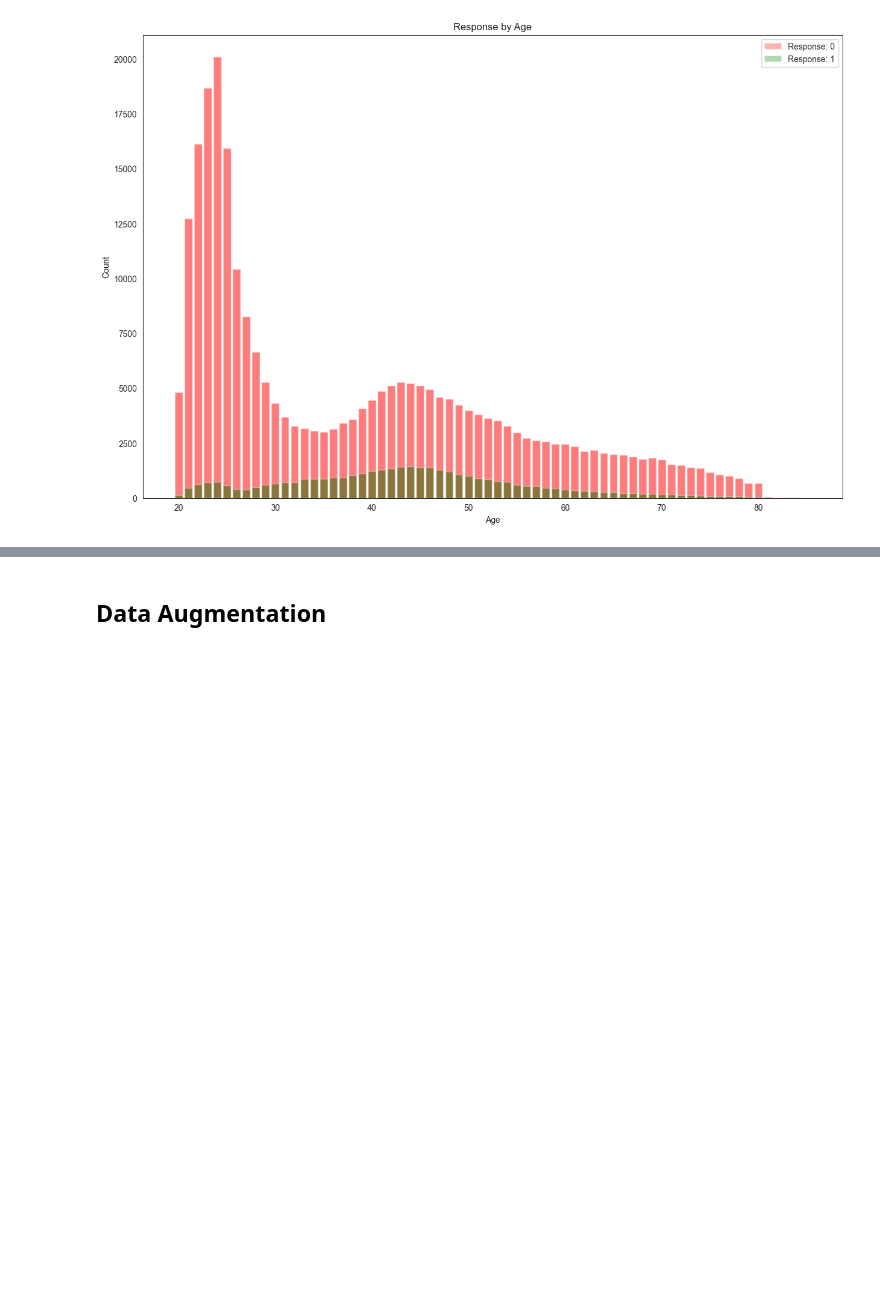
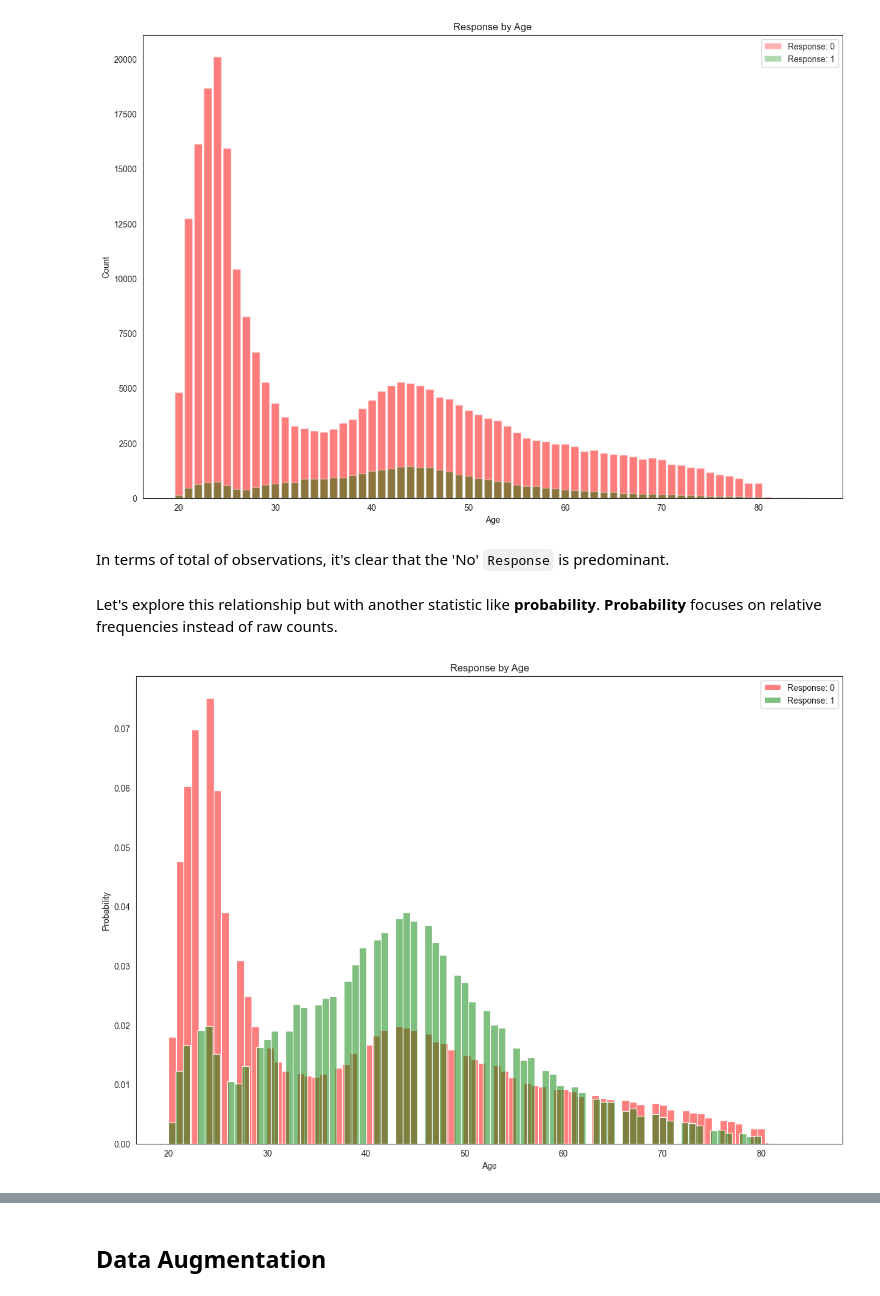
Before and after one commit to HugoTex98/Health-Insurance-Cross-Sell-Prediction, a Jupyter notebook: Health_Insurance_Cross_Sell_Prediction.ipynb, the cells around one changed output, grey strips where cells are left out. Drawn from its saved outputs; the diff is of its cells as text; code cells hidden in the pictures; blank space fills up the shorter version.

```diff
--- a/Health_Insurance_Cross_Sell_Prediction.ipynb
+++ b/Health_Insurance_Cross_Sell_Prediction.ipynb
@@ -351,3 +428,29 @@ plt.legend(bars, ['Response: 0', 'Response: 1'])
 plt.show()
 # %% [output]
 [figure]
+# %% [markdown]
+In terms of total of observations, it's clear that the 'No' `Response` is predominant.
+<br><br>
+Let's explore this relationship but with another statistic like **probability**. **Probability** focuses on relative frequencies instead of raw counts.
+# %%
+response_age = df_train[['Age', 'Response']]
+response_1 = response_age[response_age['Response'] == 1]
+response_0 = response_age[response_age['Response'] == 0]
+# %%
+fig, ax = plt.subplots(figsize=(15, 10))
+# Plot the histogram for Response 0
+sns.histplot(response_0['Age'], ax=ax, stat='probability', color='red', # color='#EFB792',
+             alpha=0.5, element='bars', fill=True,
+             bins=int(response_age['Age'].max()))
+# Plot the histogram for Response 1
+sns.histplot(response_1['Age'], ax=ax, stat='probability', color='green', # color='#8DE5A1',
+             alpha=0.5, element='bars', fill=True,
+             bins=int(response_age['Age'].max()))
+
+ax.set_xlabel('Age')
+ax.set_ylabel('Probability')
+ax.set_title('Response by Age')
+ax.legend(labels=['Response: 0', 'Response: 1'])
+plt.show()
+# %% [output]
+[figure, added]
```
Also changed, not shown: parts of 9 cells of this notebook.
